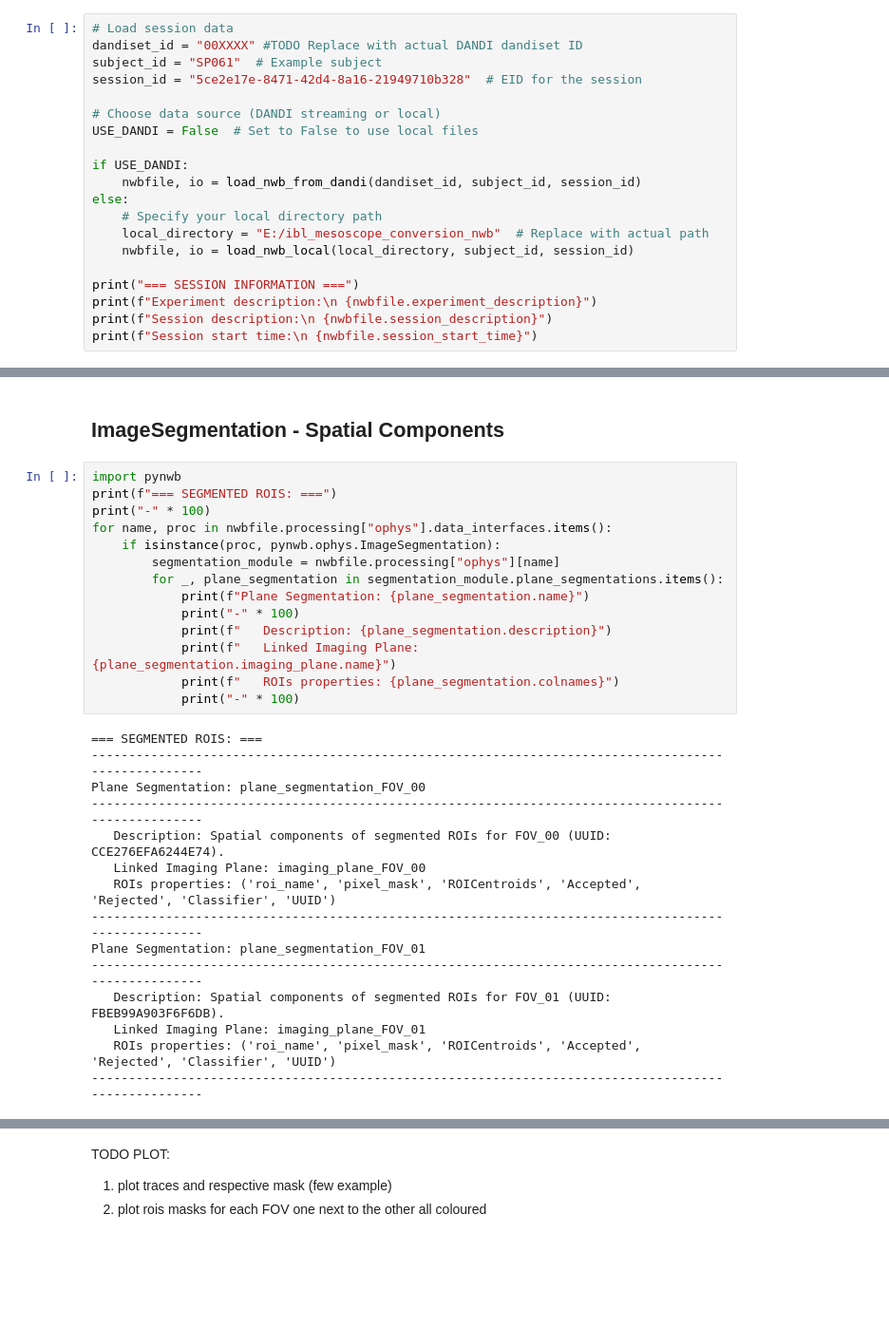
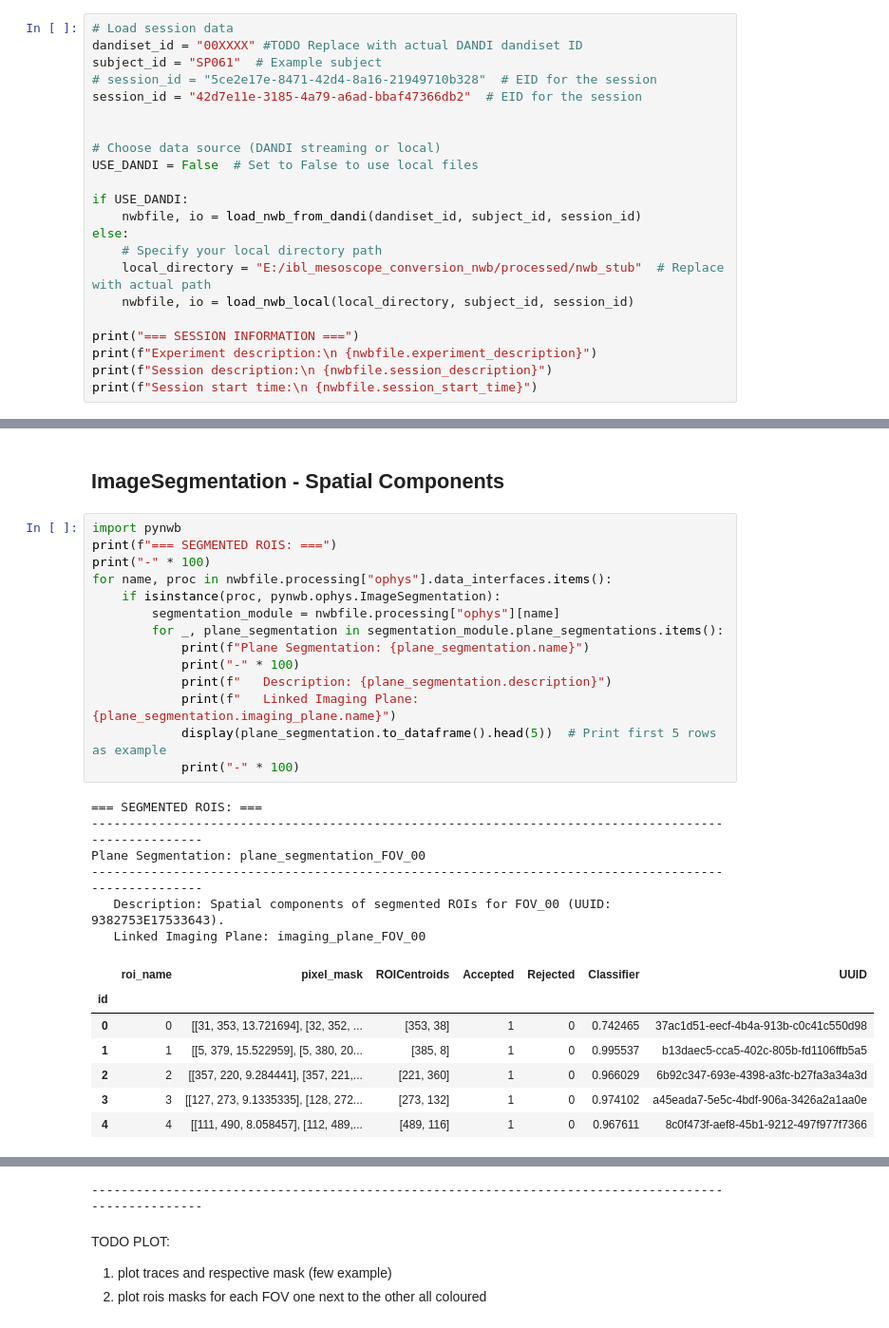
Before and after one commit to catalystneuro/IBL-mesoscope-to-nwb, a Jupyter notebook: src/ibl_mesoscope_to_nwb/mesoscope2025/tutorials/processed.ipynb, the cells around one changed output, grey strips where cells are left out. Shown at 95% size. Drawn from its saved outputs; the diff is of its cells as text; blank space fills up the shorter version.

```diff
--- a/src/ibl_mesoscope_to_nwb/mesoscope2025/tutorials/processed.ipynb
+++ b/src/ibl_mesoscope_to_nwb/mesoscope2025/tutorials/processed.ipynb
@@ -92,7 +92,9 @@ def load_nwb_local(directory_path, subject_id, session_id):
 # Load session data
 dandiset_id = "00XXXX" #TODO Replace with actual DANDI dandiset ID
 subject_id = "SP061"  # Example subject
-session_id = "5ce2e17e-8471-42d4-8a16-21949710b328"  # EID for the session
+# session_id = "5ce2e17e-8471-42d4-8a16-21949710b328"  # EID for the session
+session_id = "42d7e11e-3185-4a79-a6ad-bbaf47366db2"  # EID for the session
+
 
 # Choose data source (DANDI streaming or local)
 USE_DANDI = False  # Set to False to use local files
@@ -101,7 +103,7 @@ if USE_DANDI:
     nwbfile, io = load_nwb_from_dandi(dandiset_id, subject_id, session_id)
 else:
     # Specify your local directory path
-    local_directory = "E:/ibl_mesoscope_conversion_nwb"  # Replace with actual path
+    local_directory = "E:/ibl_mesoscope_conversion_nwb/processed/nwb_stub"  # Replace with actual path
     nwbfile, io = load_nwb_local(local_directory, subject_id, session_id)
 
 print("=== SESSION INFORMATION ===")
@@ -278,29 +280,28 @@ TODO PLOT:
 # %%
 import pynwb
 print(f"=== SEGMENTED ROIS: ===")
 print("-" * 100)
 for name, proc in nwbfile.processing["ophys"].data_interfaces.items():
     if isinstance(proc, pynwb.ophys.ImageSegmentation):
         segmentation_module = nwbfile.processing["ophys"][name]
         for _, plane_segmentation in segmentation_module.plane_segmentations.items():
             print(f"Plane Segmentation: {plane_segmentation.name}")
             print("-" * 100)
             print(f"   Description: {plane_segmentation.description}")
             print(f"   Linked Imaging Plane: {plane_segmentation.imaging_plane.name}")
-            print(f"   ROIs properties: {plane_segmentation.colnames}")
+            display(plane_segmentation.to_dataframe().head(5))  # Print first 5 rows as example
             print("-" * 100)
 # %% [output]
 === SEGMENTED ROIS: ===
 ----------------------------------------------------------------------------------------------------
 Plane Segmentation: plane_segmentation_FOV_00
 ----------------------------------------------------------------------------------------------------
-   Description: Spatial components of segmented ROIs for FOV_00 (UUID: CCE276EFA6244E74).
+   Description: Spatial components of segmented ROIs for FOV_00 (UUID: 9382753E17533643).
    Linked Imaging Plane: imaging_plane_FOV_00
-   ROIs properties: ('roi_name', 'pixel_mask', 'ROICentroids', 'Accepted', 'Rejected', 'Classifier', 'UUID')
-----------------------------------------------------------------------------------------------------
-Plane Segmentation: plane_segmentation_FOV_01
-----------------------------------------------------------------------------------------------------
-   Description: Spatial components of segmented ROIs for FOV_01 (UUID: FBEB99A903F6F6DB).
-   Linked Imaging Plane: imaging_plane_FOV_01
-   ROIs properties: ('roi_name', 'pixel_mask', 'ROICentroids', 'Accepted', 'Rejected', 'Classifier', 'UUID')
-----------------------------------------------------------------------------------------------------
+|  | roi_name | pixel_mask | ROICentroids | Accepted | Rejected | Classifier | UUID |
+| id |  |  |  |  |  |  |  |
+| 0 | 0 | [[31, 353, 13.721694], [32, 352, ... | [353, 38] | 1 | 0 | 0.742465 | 37ac1d51-eecf-4b4a-913b-c0c41c550d98 |
+| 1 | 1 | [[5, 379, 15.522959], [5, 380, 20... | [385, 8] | 1 | 0 | 0.995537 | b13daec5-cca5-402c-805b-fd1106ffb5a5 |
+| 2 | 2 | [[357, 220, 9.284441], [357, 221,... | [221, 360] | 1 | 0 | 0.966029 | 6b92c347-693e-4398-a3fc-b27fa3a34a3d |
+| 3 | 3 | [[127, 273, 9.1335335], [128, 272... | [273, 132] | 1 | 0 | 0.974102 | a45eada7-5e5c-4bdf-906a-3426a2a1aa0e |
+| 4 | 4 | [[111, 490, 8.058457], [112, 489,... | [489, 116] | 1 | 0 | 0.967611 | 8c0f473f-aef8-45b1-9212-497f977f7366 |
@@ -307,3 +320,4 @@ Plane Segmentation: plane_segmentation_FOV_01
+----------------------------------------------------------------------------------------------------
 # %% [markdown]
 TODO PLOT:
 1. plot traces and respective mask (few example)
```
Also changed, not shown: parts of 7 cells of this notebook.
